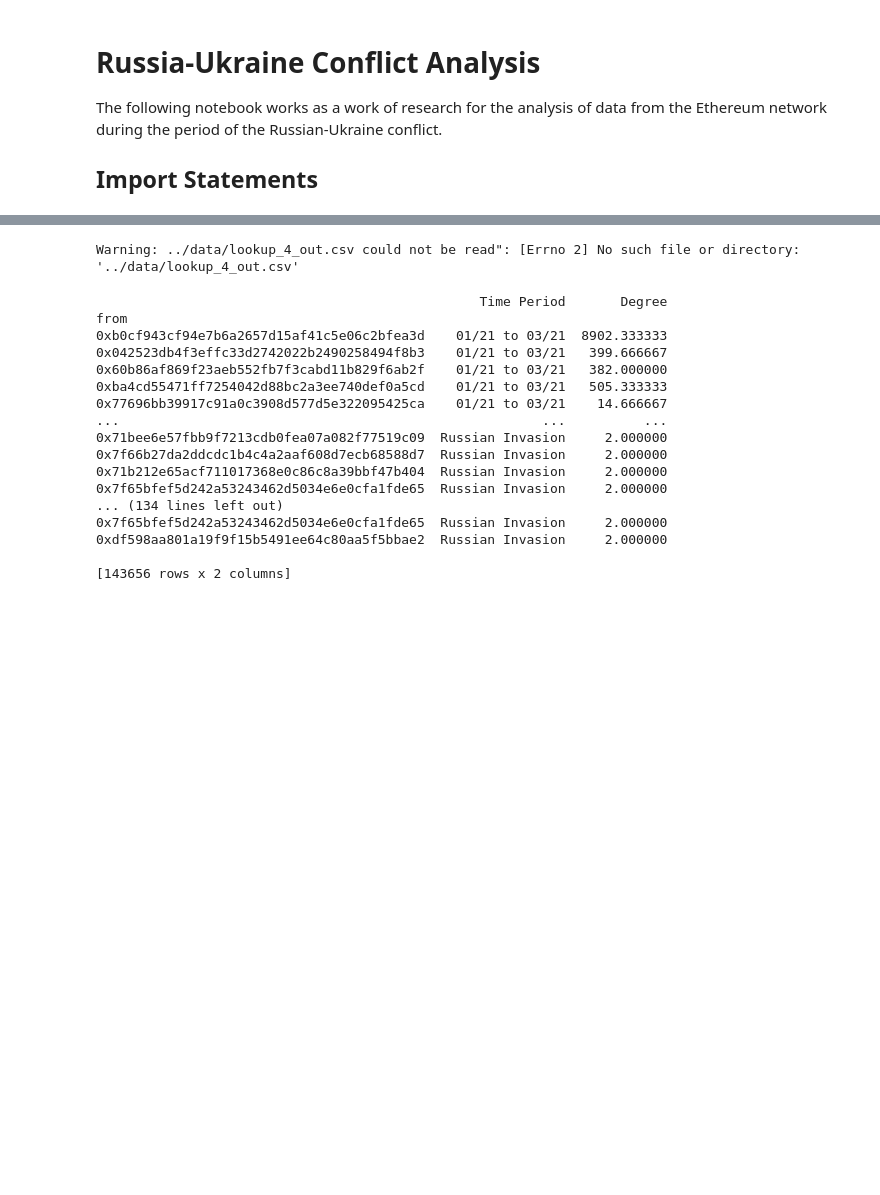
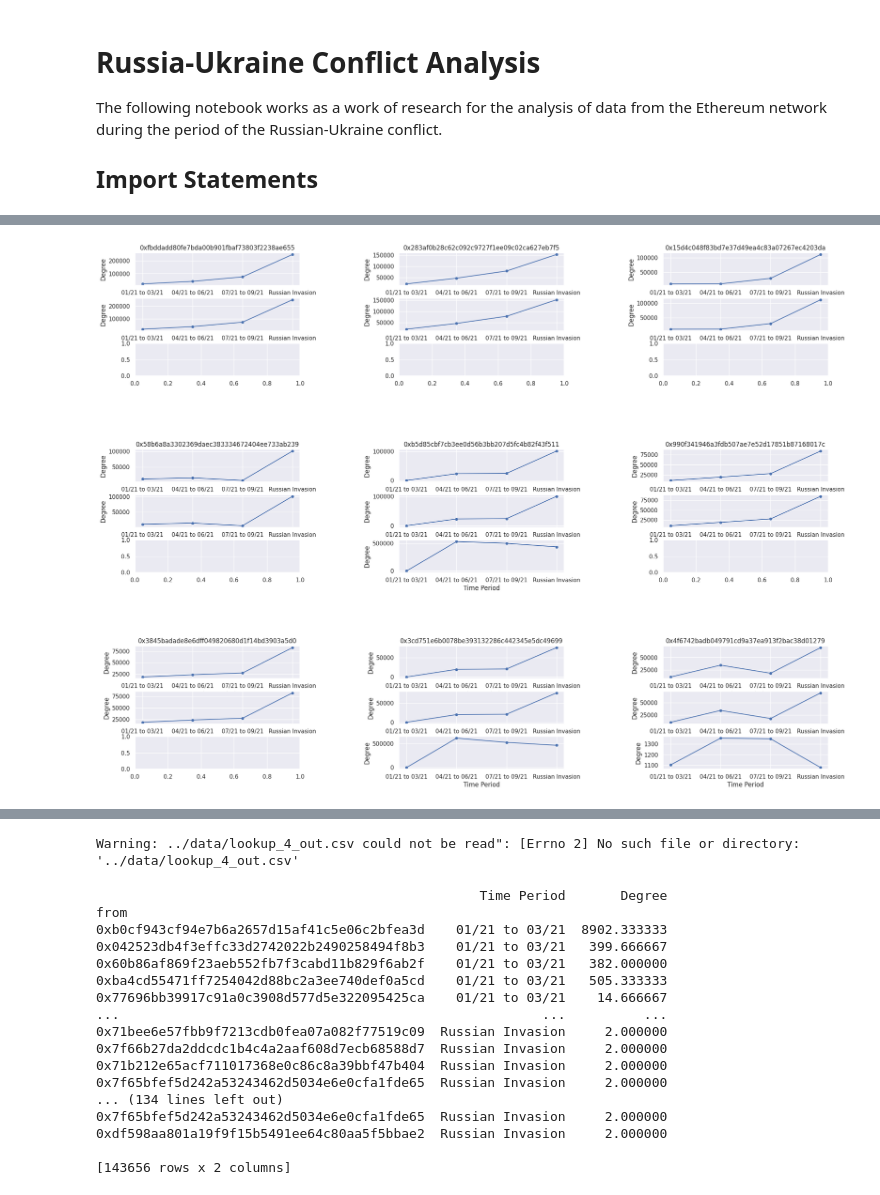
Before and after one commit to PedroHFSO/ru-ethereum-analysis, a Jupyter notebook: src/main.ipynb, the cells around one changed output, grey strips where cells are left out. Cells and saved outputs as stored; diff of their text form; code cells hidden in the pictures; blank space fills up the shorter version.

```diff
--- a/src/main.ipynb
+++ b/src/main.ipynb
@@ -252,0 +157,3 @@ Warning: ../data/lookup_4.csv could not be read": [Errno 2] No such file or dire
+# %%
+asc_df = degree_analyzer.get_ascending_accounts(10, 1)
+asc_df
@@ -252,0 +193,6 @@ Warning: ../data/lookup_4.csv could not be read": [Errno 2] No such file or dire
+# %%
+fig = plt.figure(figsize=(24, 18))
+top_ascending_hashes = list(asc_df.iloc[:9].index)
+plot_account_grid(asc_df, top_ascending_hashes, fig, df_in, df_out)
+# %% [output]
+[figure, added]
```
Also changed, not shown: parts of 33 cells of this notebook, 2 other files.
